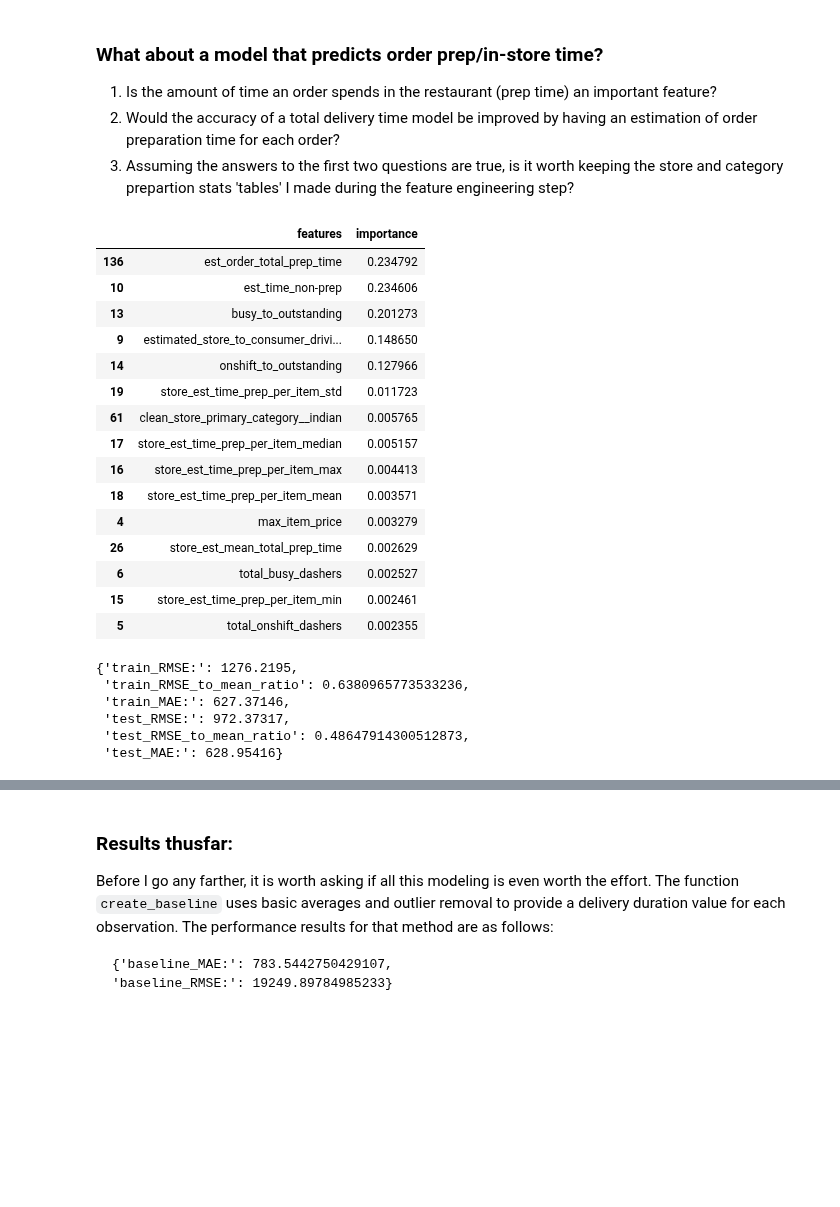
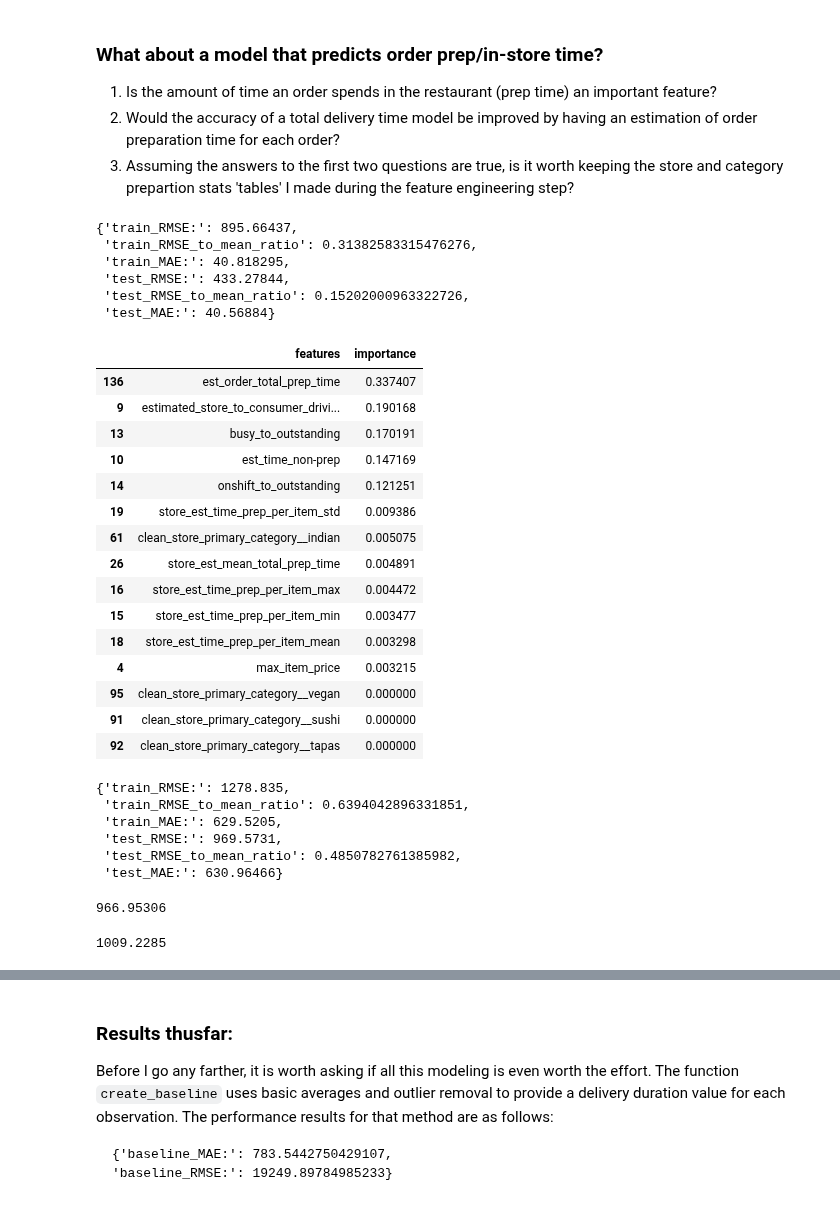
Before and after one commit to Tanag3r/stratascratch_projects, a Jupyter notebook: doordash_delivery_est/doordash_est.ipynb, the cells around one changed output, grey strips where cells are left out. Cells and saved outputs as stored; diff of their text form; code cells hidden in the pictures; blank space fills up the shorter version.

Commit message:
removed confounding outliers

```diff
--- a/doordash_delivery_est/doordash_est.ipynb
+++ b/doordash_delivery_est/doordash_est.ipynb
@@ -171,6 +171,14 @@ def addFeatures_dummies(historical_data:pd.DataFrame,dummy_column:str) -> pd.Dat
     except Exception as ex:
         raise ex
     return historical_data
+# %%
+## remove confounding outliers
+def cleanFeatures_remove_outliers(historical_data:pd.DataFrame) -> pd.DataFrame:
+    try:
+        historical_data = historical_data.loc[historical_data['actual_total_delivery_duration'] > historical_data['est_time_non-prep']]
+    except Exception as ex:
+        raise ex
+    return historical_data
 # %%
 historical_data = pd.read_csv('historical_data.csv')
 
@@ -206,6 +214,8 @@ train_df = pd.merge(
     how='inner',
     on='clean_store_primary_category'
 )
+## remove confounding outliers
+train_df = cleanFeatures_remove_outliers(historical_data=train_df)
 ## add total prep time estimations
 train_df['store_est_median_total_prep_time'] = train_df['total_items'] * train_df['store_est_time_prep_per_item_median']
 train_df['store_est_mean_total_prep_time'] = train_df['total_items'] * train_df['store_est_time_prep_per_item_mean']
@@ -562,26 +579,35 @@ hypoth_feature_importances = ApplyMethod_autoML(
     metric='mse',
     estimator_list=['xgboost'],
     task='regression'
-)[1]
+)
+# %%
+hypoth_feature_importances[2]
+# %% [output]
+{'train_RMSE:': 895.66437,
+ 'train_RMSE_to_mean_ratio': 0.31382583315476276,
+ 'train_MAE:': 40.818295,
+ 'test_RMSE:': 433.27844,
+ 'test_RMSE_to_mean_ratio': 0.15202000963322726,
+ 'test_MAE:': 40.56884}
 # %%
-hypoth_feature_importances.sort_values(by='importance',ascending=False).head(15)
+hypoth_feature_importances[1].sort_values(by='importance',ascending=False).head(15)
 # %% [output]
 |  | features | importance |
-| 136 | est_order_total_prep_time | 0.234792 |
-| 10 | est_time_non-prep | 0.234606 |
-| 13 | busy_to_outstanding | 0.201273 |
-| 9 | estimated_store_to_consumer_drivi... | 0.148650 |
-| 14 | onshift_to_outstanding | 0.127966 |
-| 19 | store_est_time_prep_per_item_std | 0.011723 |
-| 61 | clean_store_primary_category__indian | 0.005765 |
-| 17 | store_est_time_prep_per_item_median | 0.005157 |
-| 16 | store_est_time_prep_per_item_max | 0.004413 |
-| 18 | store_est_time_prep_per_item_mean | 0.003571 |
-| 4 | max_item_price | 0.003279 |
-| 26 | store_est_mean_total_prep_time | 0.002629 |
-| 6 | total_busy_dashers | 0.002527 |
-| 15 | store_est_time_prep_per_item_min | 0.002461 |
-| 5 | total_onshift_dashers | 0.002355 |
+| 136 | est_order_total_prep_time | 0.337407 |
+| 9 | estimated_store_to_consumer_drivi... | 0.190168 |
+| 13 | busy_to_outstanding | 0.170191 |
+| 10 | est_time_non-prep | 0.147169 |
+| 14 | onshift_to_outstanding | 0.121251 |
+| 19 | store_est_time_prep_per_item_std | 0.009386 |
+| 61 | clean_store_primary_category__indian | 0.005075 |
+| 26 | store_est_mean_total_prep_time | 0.004891 |
+| 16 | store_est_time_prep_per_item_max | 0.004472 |
+| 15 | store_est_time_prep_per_item_min | 0.003477 |
+| 18 | store_est_time_prep_per_item_mean | 0.003298 |
+| 4 | max_item_price | 0.003215 |
+| 95 | clean_store_primary_category__vegan | 0.000000 |
+| 91 | clean_store_primary_category__sushi | 0.000000 |
+| 92 | clean_store_primary_category__tapas | 0.000000 |
 # %%
 ## produce estimates with mergable indices
 ## todo: #6 fix appending of new columns -- done
@@ -623,12 +649,12 @@ deliv_est_df = predict_prep_time(
 )
 deliv_est_df[1]
 # %% [output]
-{'train_RMSE:': 1276.2195,
- 'train_RMSE_to_mean_ratio': 0.6380965773533236,
- 'train_MAE:': 627.37146,
- 'test_RMSE:': 972.37317,
- 'test_RMSE_to_mean_ratio': 0.48647914300512873,
- 'test_MAE:': 628.95416}
+{'train_RMSE:': 1278.835,
+ 'train_RMSE_to_mean_ratio': 0.6394042896331851,
+ 'train_MAE:': 629.5205,
+ 'test_RMSE:': 969.5731,
+ 'test_RMSE_to_mean_ratio': 0.4850782761385982,
+ 'test_MAE:': 630.96466}
 # %%
 deliv_xtrain,deliv_xtest,deliv_ytrain,deliv_ytest = build_train_test(dataset=deliv_est_df[0],target_feature='actual_total_delivery_duration',test_size=0.2)
 # %%
@@ -642,6 +668,15 @@ deliv_prep_model = ApplyMethod_autoML(
     estimator_list=['xgboost'],
     task='regression'
 )
+# %%
+pred = auto_xgb_no_reduction[0].predict(deliv_xtest)
+mean_squared_error(deliv_ytest,pred,squared=False)
+# %% [output]
+966.95306
+# %%
+mean_squared_error(base_ytest,auto_xgb_no_reduction[0].predict(base_xtest),squared=False)
+# %% [output]
+1009.2285
 # %%
 deliv_prep_model[2]
 # %% [output]
```
Also changed, not shown: parts of 5 cells of this notebook.
